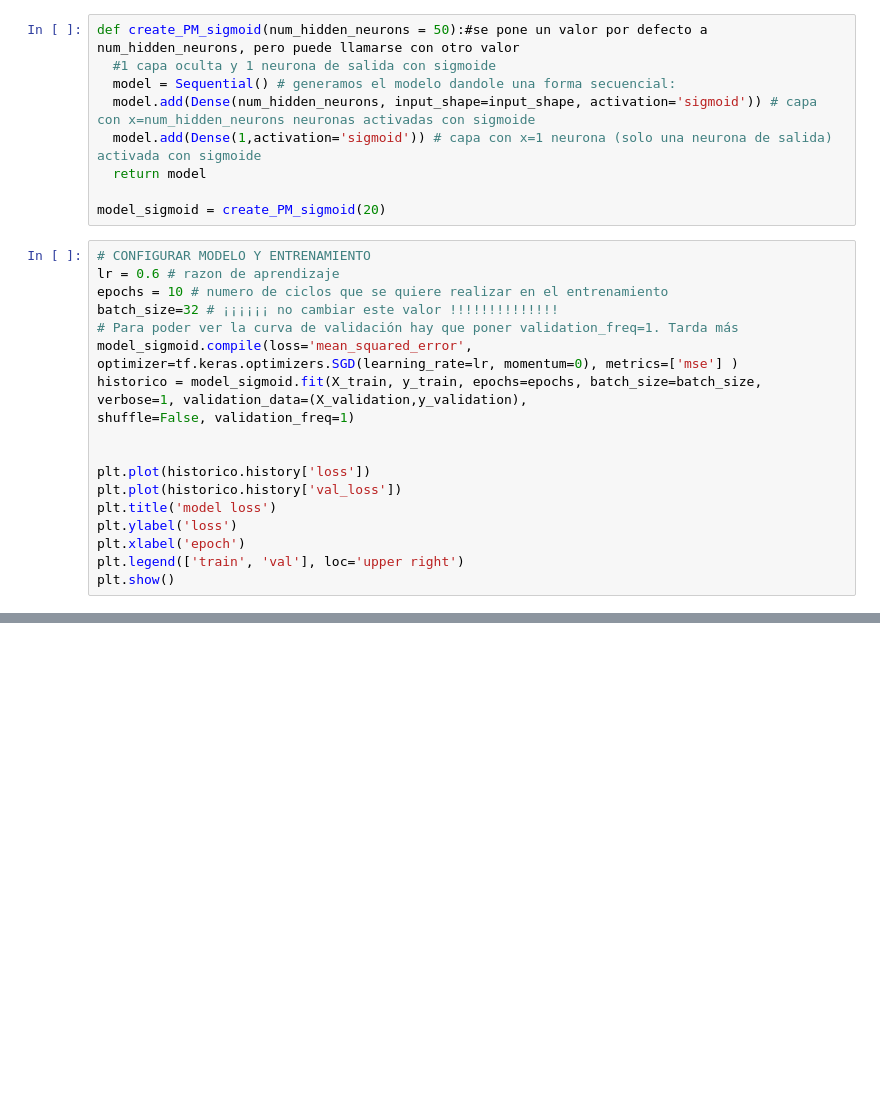
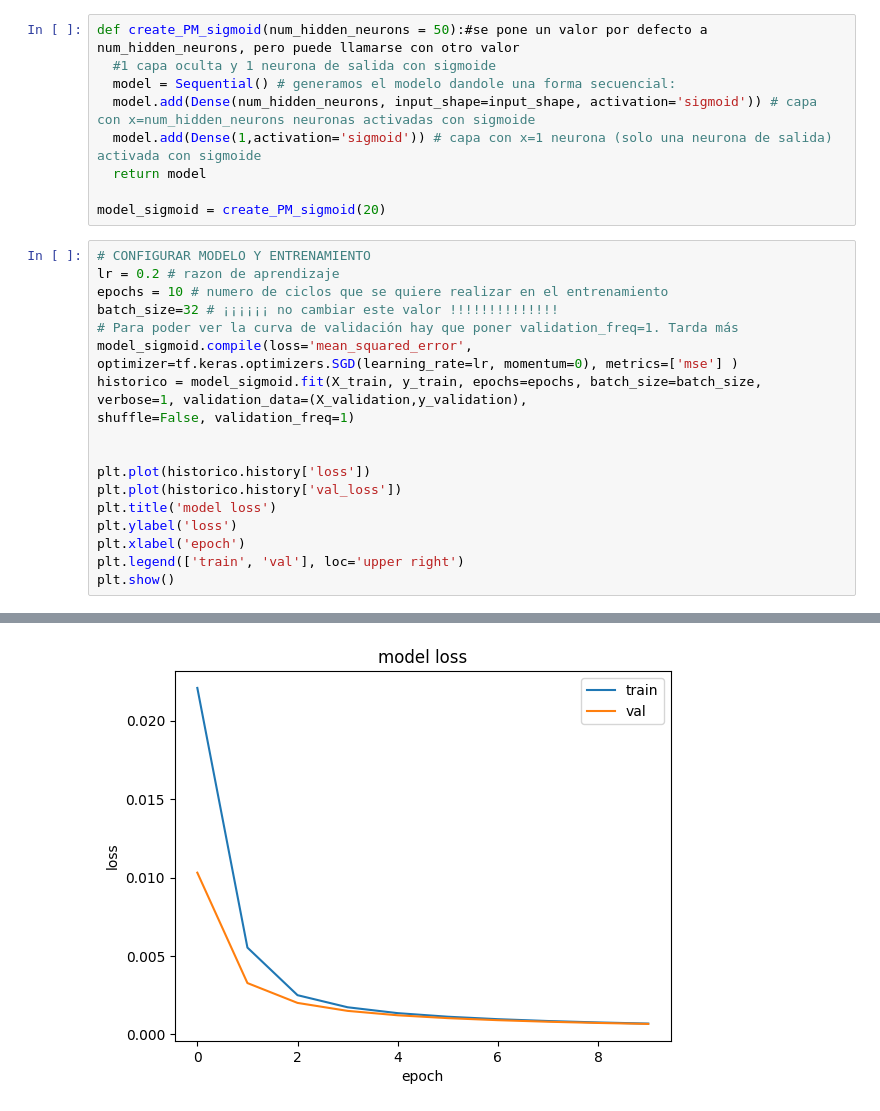
Before and after one commit to cabamarcos/Gas-Turbine-Emission-Prediction, a Jupyter notebook: P1_RRNN.ipynb, the cells around one changed output, grey strips where cells are left out. Drawn from its saved outputs; the diff is of its cells as text; blank space fills up the shorter version.

```diff
--- a/P1_RRNN.ipynb
+++ b/P1_RRNN.ipynb
@@ -497,7 +565,7 @@ def create_PM_sigmoid(num_hidden_neurons = 50):#se pone un valor por defecto a n
 model_sigmoid = create_PM_sigmoid(20)
 # %%
 # CONFIGURAR MODELO Y ENTRENAMIENTO
-lr = 0.6 # razon de aprendizaje
+lr = 0.2 # razon de aprendizaje
 epochs = 10 # numero de ciclos que se quiere realizar en el entrenamiento
 batch_size=32 # ¡¡¡¡¡¡ no cambiar este valor !!!!!!!!!!!!!!
 # Para poder ver la curva de validación hay que poner validation_freq=1. Tarda más
@@ -513,3 +581,4 @@ plt.ylabel('loss')
 plt.xlabel('epoch')
 plt.legend(['train', 'val'], loc='upper right')
 plt.show()
+# %% [output]
@@ -515,0 +605 @@ plt.show()
+[figure, added]
```
Also changed, not shown: parts of 15 cells of this notebook.
